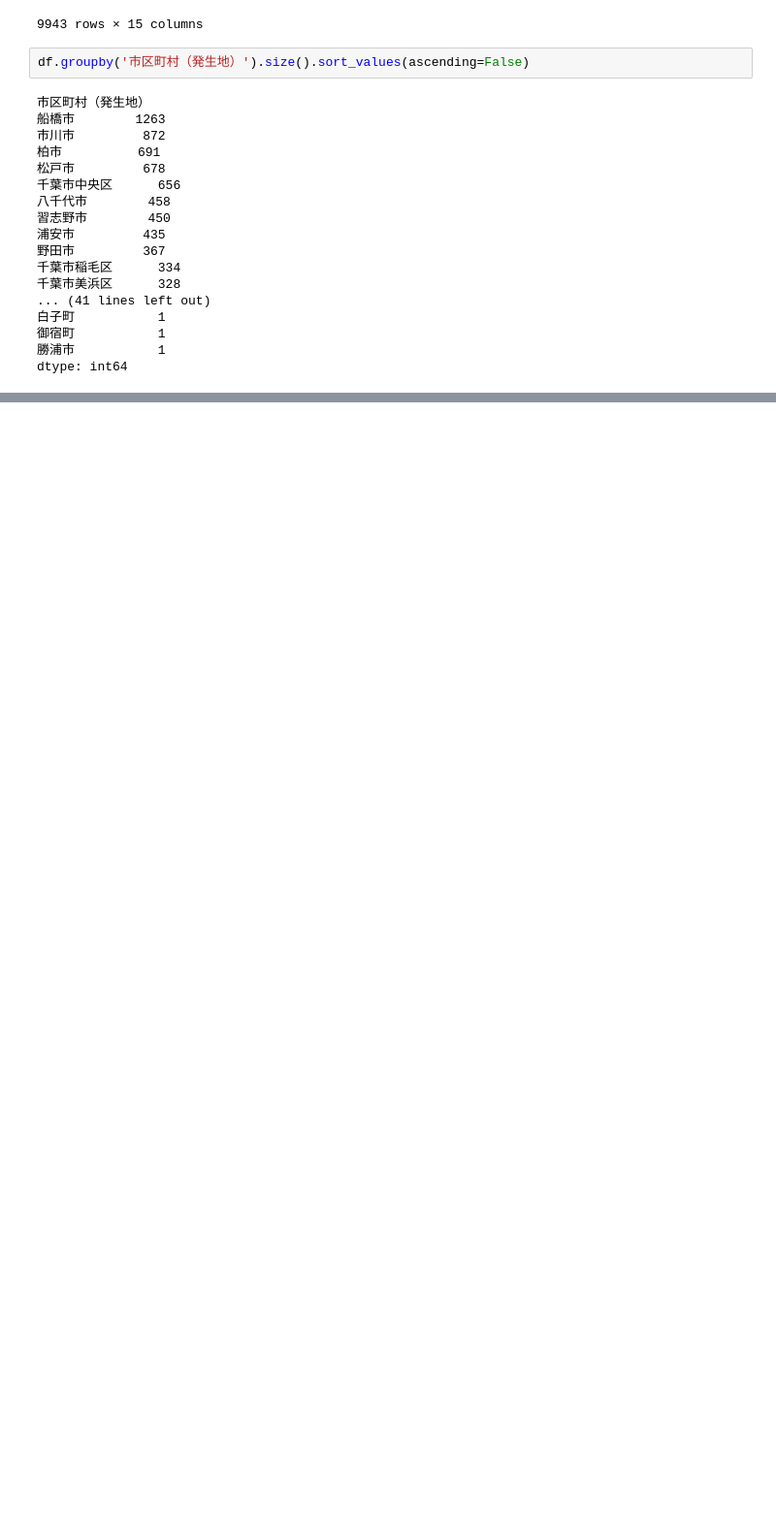
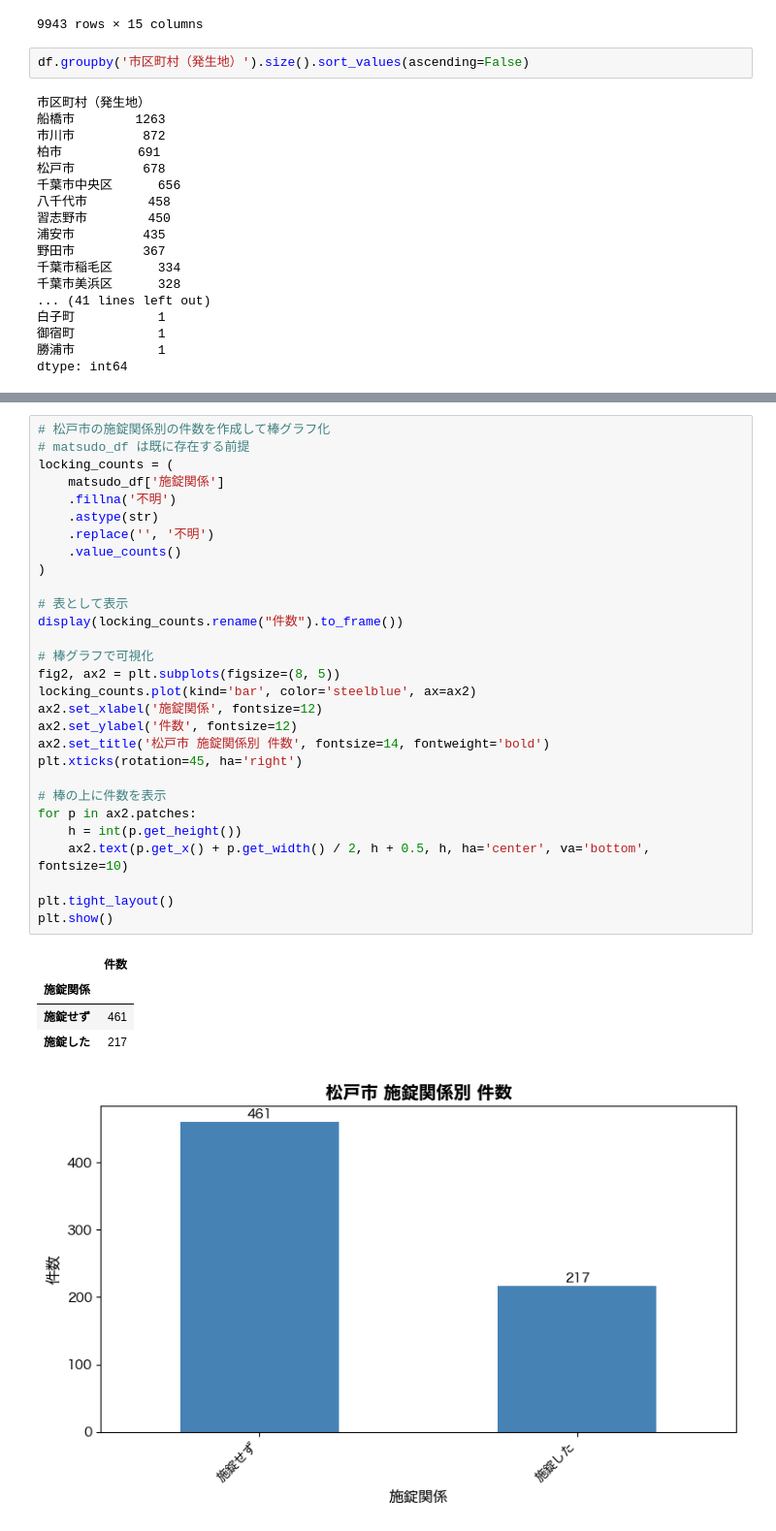
Before and after one commit to a250927s-create/me, a Jupyter notebook: week8/jitensha.ipynb, the cells around one changed output, grey strips where cells are left out. Shown at 97% size. Cells and saved outputs as stored; diff of their text form; blank space fills up the shorter version.

```diff
--- a/week8/jitensha.ipynb
+++ b/week8/jitensha.ipynb
@@ -135,0 +241,35 @@ Name: count, dtype: int64
+# %%
+# 松戸市の施錠関係別の件数を作成して棒グラフ化
+# matsudo_df は既に存在する前提
+locking_counts = (
+    matsudo_df['施錠関係']
+    .fillna('不明')
+    .astype(str)
+    .replace('', '不明')
+    .value_counts()
+)
+
+# 表として表示
+display(locking_counts.rename("件数").to_frame())
+
+# 棒グラフで可視化
+fig2, ax2 = plt.subplots(figsize=(8, 5))
+locking_counts.plot(kind='bar', color='steelblue', ax=ax2)
+ax2.set_xlabel('施錠関係', fontsize=12)
+ax2.set_ylabel('件数', fontsize=12)
+ax2.set_title('松戸市 施錠関係別 件数', fontsize=14, fontweight='bold')
+plt.xticks(rotation=45, ha='right')
+
+# 棒の上に件数を表示
+for p in ax2.patches:
+    h = int(p.get_height())
+    ax2.text(p.get_x() + p.get_width() / 2, h + 0.5, h, ha='center', va='bottom', fontsize=10)
+
+plt.tight_layout()
+plt.show()
+# %% [output]
+|  | 件数 |
+| 施錠関係 |  |
+| 施錠せず | 461 |
+| 施錠した | 217 |
+[figure, added]
```
Also changed, not shown: parts of 7 cells of this notebook, 6 other files.
